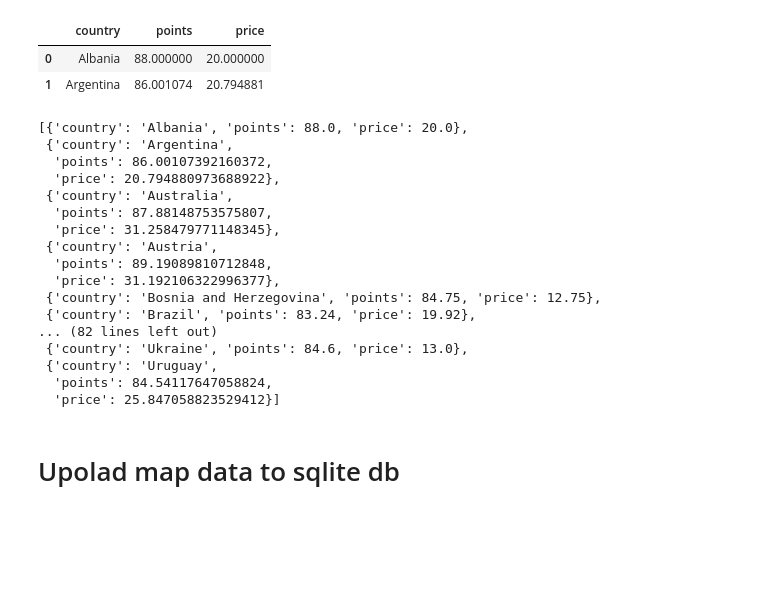
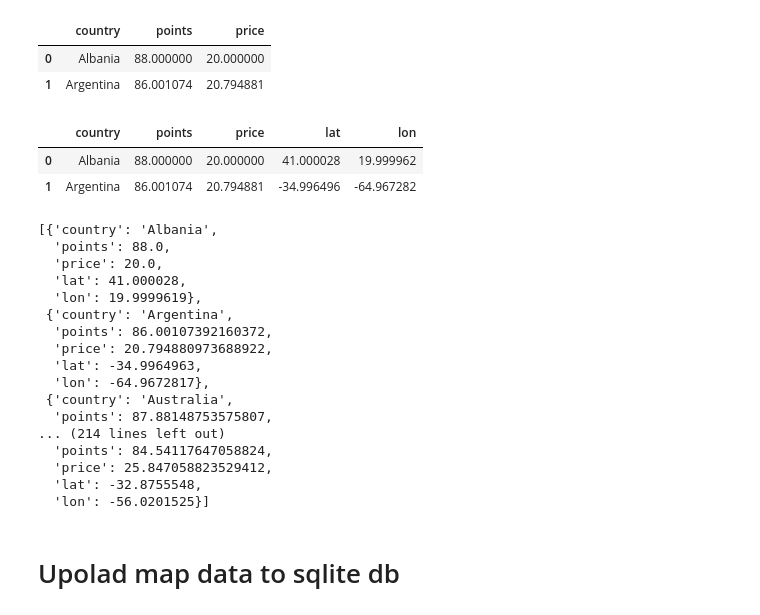
Before and after one commit to ChiqueCode/project_wine_library, a Jupyter notebook: data_engineering.ipynb, the cells around one changed output. Saved outputs shown, nothing was run; the diff lists cells and outputs as text; code cells hidden in the pictures; blank space fills up the shorter version.

Commit message:
✨ Added lats and longs to the map data, updated sqlite db & Flask

```diff
--- a/data_engineering.ipynb
+++ b/data_engineering.ipynb
@@ -187,28 +190,62 @@ map_df.head(2)
 |  | country | points | price |
 | 0 | Albania | 88.000000 | 20.000000 |
 | 1 | Argentina | 86.001074 | 20.794881 |
+# %%
+# OpenCageGeocode
+# Save API key in the variable
+key = "735fa8c57707473ab1e9c3742a4e9e2c"
+# %%
+# Assig the key
+geocoder = OpenCageGeocode(key)
+# %%
+# Create empty lists to save the results
+list_lat = []
+list_long = []
+
+# Iterate over rows in dataframe
+for index, row in map_df.iterrows():
+
+    Country = row['country']
+    query = str(Country)
+
+    results = geocoder.geocode(query)
+    lat = results[0]['geometry']['lat']
+    long = results[0]['geometry']['lng']
+
+    list_lat.append(lat)
+    list_long.append(long)
+
+# Create new columns from lists
+map_df['lat'] = list_lat
+map_df['lon'] = list_long
+
+map_df.head(2)
+# %% [output]
+|  | country | points | price | lat | lon |
+| 0 | Albania | 88.000000 | 20.000000 | 41.000028 | 19.999962 |
+| 1 | Argentina | 86.001074 | 20.794881 | -34.996496 | -64.967282 |
 # %%
 # convert df to list of dictionaries for json later on
 country_list = map_df.to_dict('records')
 country_list
 # %% [output]
-[{'country': 'Albania', 'points': 88.0, 'price': 20.0},
+[{'country': 'Albania',
+  'points': 88.0,
+  'price': 20.0,
+  'lat': 41.000028,
+  'lon': 19.9999619},
  {'country': 'Argentina',
   'points': 86.00107392160372,
-  'price': 20.794880973688922},
+  'price': 20.794880973688922,
+  'lat': -34.9964963,
+  'lon': -64.9672817},
  {'country': 'Australia',
   'points': 87.88148753575807,
-  'price': 31.258479771148345},
- {'country': 'Austria',
-  'points': 89.19089810712848,
-  'price': 31.192106322996377},
- {'country': 'Bosnia and Herzegovina', 'points': 84.75, 'price': 12.75},
- {'country': 'Brazil', 'points': 83.24, 'price': 19.92},
-... (82 lines left out)
- {'country': 'Ukraine', 'points': 84.6, 'price': 13.0},
- {'country': 'Uruguay',
+... (214 lines left out)
   'points': 84.54117647058824,
-  'price': 25.847058823529412}]
+  'price': 25.847058823529412,
+  'lat': -32.8755548,
+  'lon': -56.0201525}]
 # %% [markdown]
 # Upolad map data to sqlite db
 # %%
```
Also changed, not shown: parts of 4 cells of this notebook, 3 other files.
